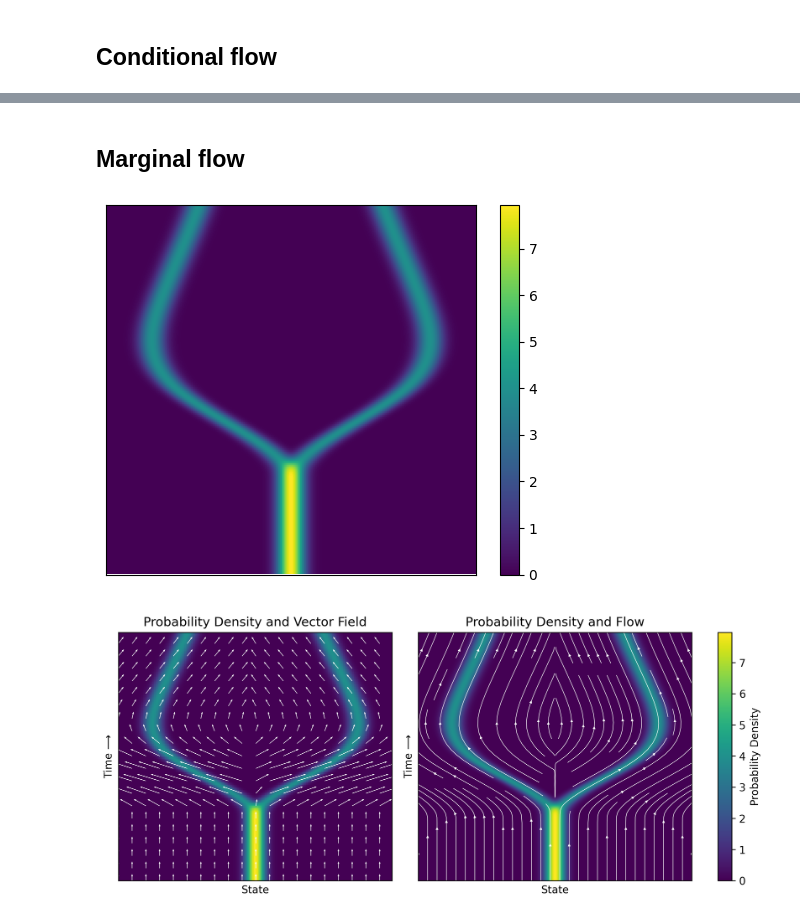
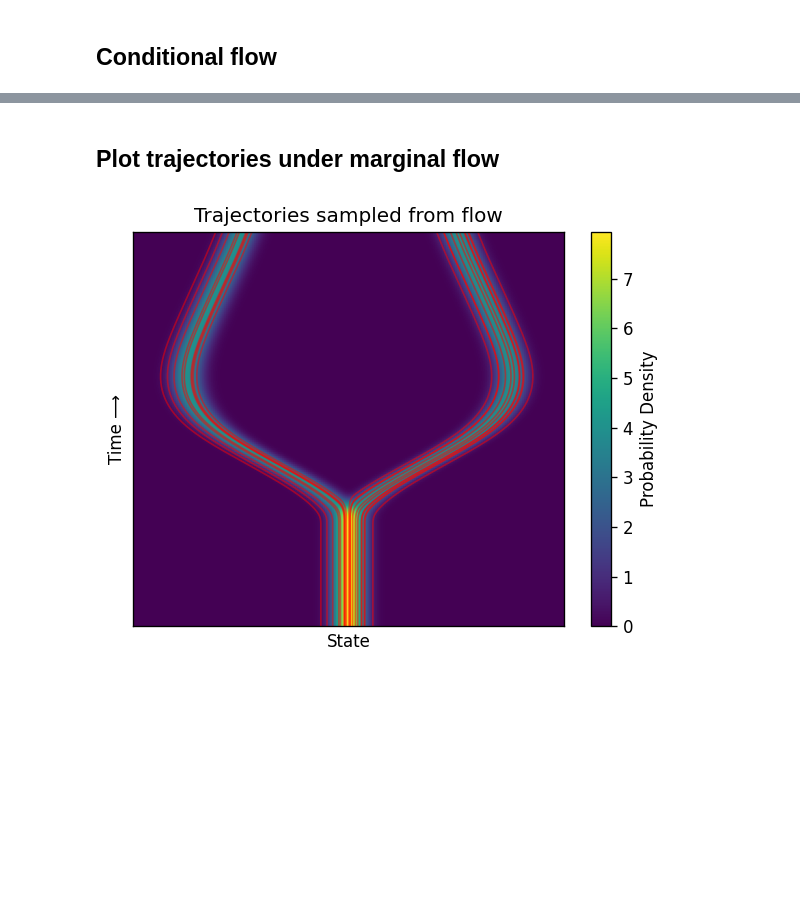
Before and after one commit to willh003/flowvis, a Jupyter notebook: notebooks/idea.ipynb, the cells around one changed output, grey strips where cells are left out. Cells and saved outputs as stored; diff of their text form; code cells hidden in the pictures; blank space fills up the shorter version.

```diff
--- a/notebooks/idea.ipynb
+++ b/notebooks/idea.ipynb
@@ -165,2 +149,0 @@ plt.show()
-# %% [markdown]
-## Marginal flow
@@ -169,25 +150,10 @@ fp = FlowPolicy(trajectories=[traj_right, traj_left], prior=[0.5, 0.5], sigma=0.
-# %%
-ts = np.linspace(0, 1, 200)  # (T,)
-xs = np.linspace(-1, 1, 200)  # (X,)
-ts, xs = np.meshgrid(ts, xs, indexing='ij')  # (T, X)
-p = fp.pdf_marginal(xs, ts)  # (T, X)
-plt.imshow(p, origin='lower')
-plt.colorbar()
-plt.tick_params(axis='both', which='both', length=0, labelbottom=False, labelleft=False)
-# plt.tight_layout()
-plt.show()
-# %% [output]
-[figure, removed]
-# %%
-fig = plt.figure(figsize=(9, 4), dpi=300)
-gs = fig.add_gridspec(1, 3, width_ratios=[1, 1, 0.05])
-ax1 = fig.add_subplot(gs[0])
-ax2 = fig.add_subplot(gs[1])
-ax3 = fig.add_subplot(gs[2])
-im1 = plot_probability_density_and_vector_field(fp, ax1)
-im2 = plot_probability_density_and_streamlines(fp, ax2)
-plt.colorbar(im2, cax=ax3, label='Probability Density')
-plt.tight_layout()  # Uncommented to adjust spacing
-plt.show()
-# %% [output]
-[figure, removed]
+# %% [markdown]
+## Plot trajectories under marginal flow
+# %%
+fig, ax = plt.subplots(figsize=(5, 4), dpi=120)
+im = plot_probability_density_with_trajectories(fp, ax, 20)
+plt.colorbar(im, ax=ax, label='Probability Density')
+plt.tight_layout()
+plt.show()
+# %% [output]
+[figure, added]
```
Also changed, not shown: parts of 18 cells of this notebook, 2 other files.
